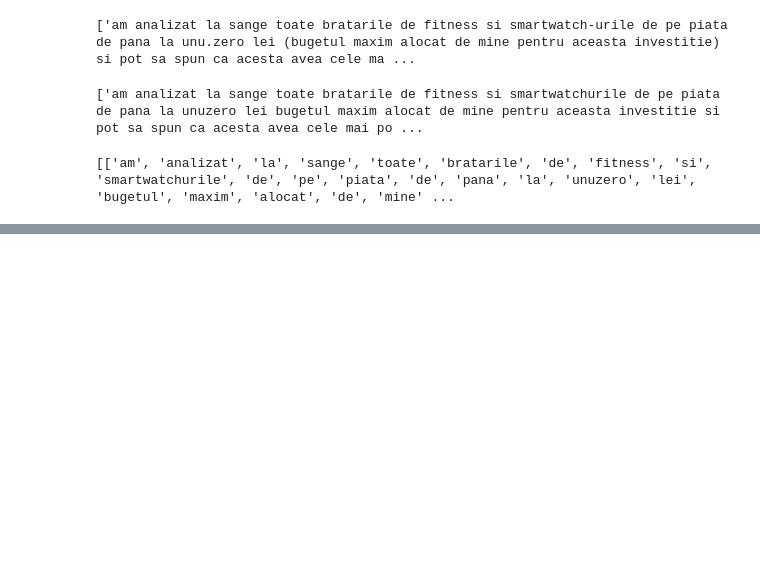
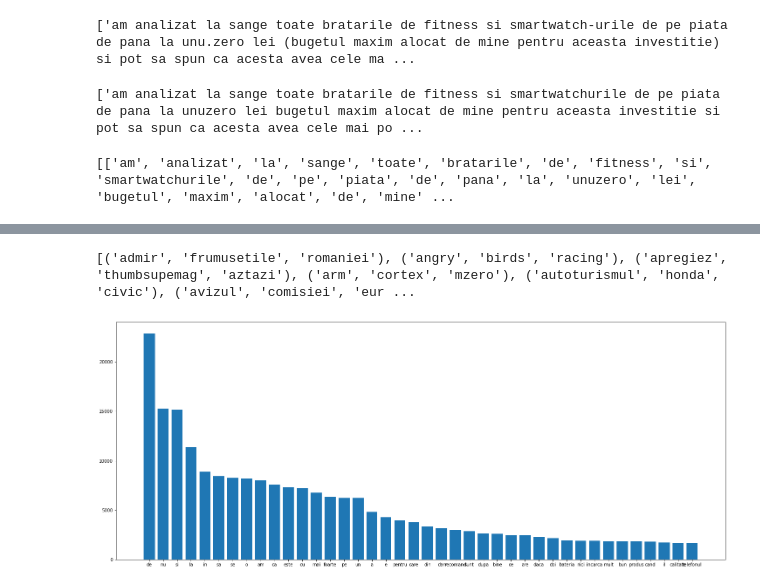
Before and after one commit to danielsociu/university-nlp, a Jupyter notebook: lab2/lab_2_solution.ipynb, the cells around one changed output, grey strips where cells are left out. Drawn from its saved outputs; the diff is of its cells as text; code cells hidden in the pictures; blank space fills up the shorter version.

```diff
--- a/lab2/lab_2_solution.ipynb
+++ b/lab2/lab_2_solution.ipynb
@@ -98,0 +109,11 @@ print(tokenized_reviews[:10])
+# %%
+# 1 g) porter better than snowball
+from nltk.stem.snowball import SnowballStemmer
+
+stemmed_reviews = []
+stemmer = SnowballStemmer(language='romanian')
+for review in removed_stopwords_reviews:
+    stemmed_reviews.append([])
+    for token in review:
+        stemmed_reviews[-1].append(stemmer.stem(token))
+print(stemmed_reviews[:10])
@@ -98,0 +122,10 @@ print(tokenized_reviews[:10])
+# %%
+# 1 h)
+# we use the nlp defined at exercise e)
+lemmatized_reviews = []
+for review in removed_stopwords_reviews:
+    lemmatized_reviews.append([])
+    # disabled all others besides lemmatizer so it doesn't take 10 years (anyway we need only the lemmatizer)
+    for doc in nlp.pipe(review, batch_size=50, disable=['tok2vec', 'tagger', 'parser', 'attribute_ruler', 'ner']):
+        lemmatized_reviews[-1].append(doc[0].lemma_)
+print(lemmatized_reviews[:10])
@@ -98,0 +184,44 @@ print(tokenized_reviews[:10])
+# %%
+# 1 i)
+from nltk.collocations import TrigramCollocationFinder, TrigramAssocMeasures
+
+all_reviews_words = [word for review in tokenized_reviews for word in review]
+
+trigram_finder = TrigramCollocationFinder.from_words(all_reviews_words)
+trigram_measurer = TrigramAssocMeasures()
+
+trigram_results = trigram_finder.nbest(trigram_measurer.pmi, 20)
+# trigram_results = trigram_finder.nbest(trigram_measurer.raw_freq, 20)
+print(trigram_results)
+
+# If we use the raw_freq method of evaluation
+# [('se', 'aude', 'foarte'), ('mai', 'mult', 'de'), ('sunt', 'foarte', 'multumit'),
+# ('isi', 'face', 'treaba'), ('nu', 'se', 'mai'), ('foarte', 'multumit', 'de'), ('la', 'o', 'sută'),
+# ('am', 'reusit', 'sa'), ('recomand', 'cu', 'incredere'), ('mai', 'mult', 'decat'), ('se', 'aude', 'bine'),
+# ('de', 'la', 'emag'), ('nu', 'se', 'poate'), ('mi', 'se', 'pare'), ('nu', 'recomand', 'nu'),
+# ('este', 'un', 'produs'), ('pur', 'si', 'simplu'), ('si', 'nu', 'se'), ('este', 'destul', 'de'), ('aude', 'foarte', 'bine')]
+# %% [output]
+[('admir', 'frumusetile', 'romaniei'), ('angry', 'birds', 'racing'), ('apregiez', 'thumbsupemag', 'aztazi'), ('arm', 'cortex', 'mzero'), ('autoturismul', 'honda', 'civic'), ('avizul', 'comisiei', 'eur ...
+# %%
+# 2.
+import matplotlib.pyplot as plt
+N = 40
+
+frequency_tokenized = defaultdict(lambda: 0)
+frequency_stemmed = defaultdict(lambda: 0)
+for review in tokenized_reviews:
+    for word in review:
+        frequency_tokenized[word] += 1
+for review in stemmed_reviews:
+    for word in review:
+        frequency_stemmed[word] += 1
+
+sorted_frequency_tokenized = sorted(frequency_tokenized.items(), key=lambda word: word[1], reverse=True)
+sorted_frequency_stemmed = sorted(frequency_stemmed.items(), key=lambda word: word[1], reverse=True)
+# %%
+N = 40
+plt.figure(figsize=(25, 10))
+plt.bar(list(map(lambda el: el[0], sorted_frequency_tokenized[:N])), list(map(lambda el: el[1], sorted_frequency_tokenized[:N])), orientation='vertical')
+plt.show()
+# %% [output]
+[figure, added]
```
Also changed, not shown: parts of 8 cells of this notebook.
